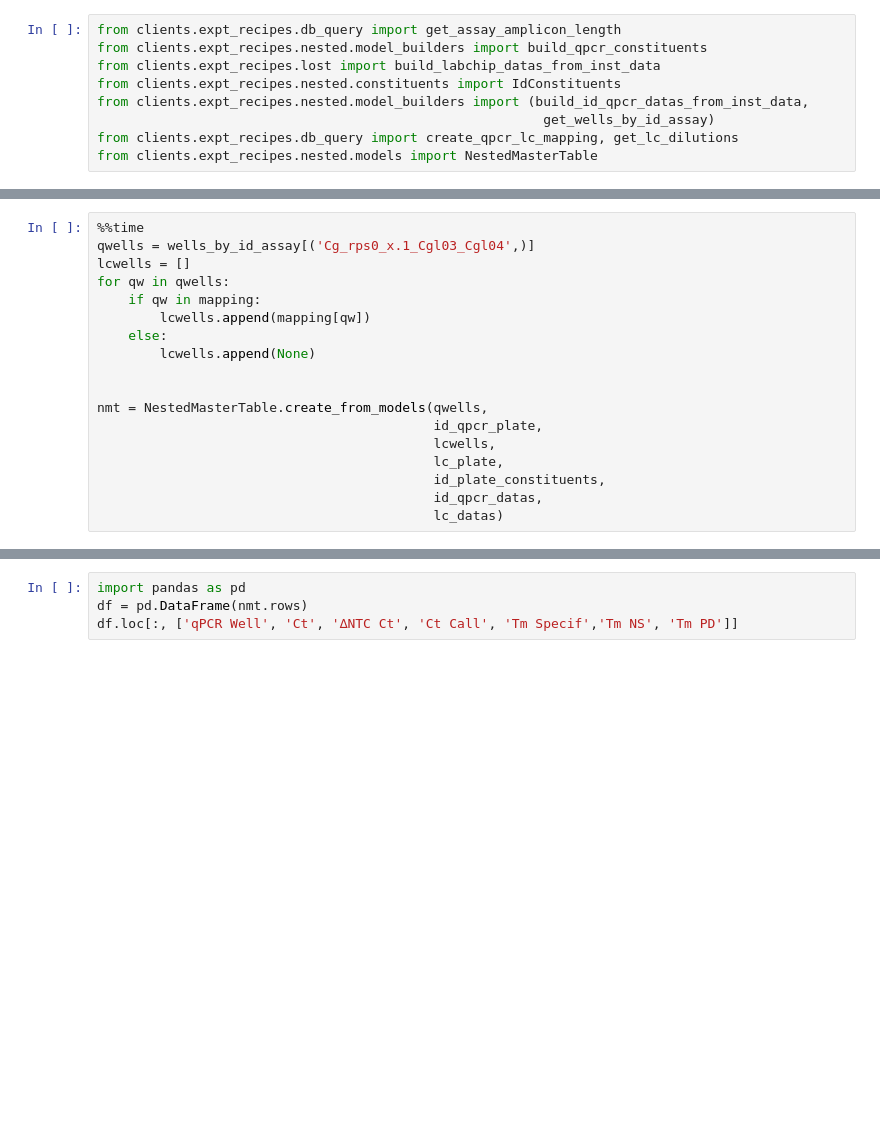
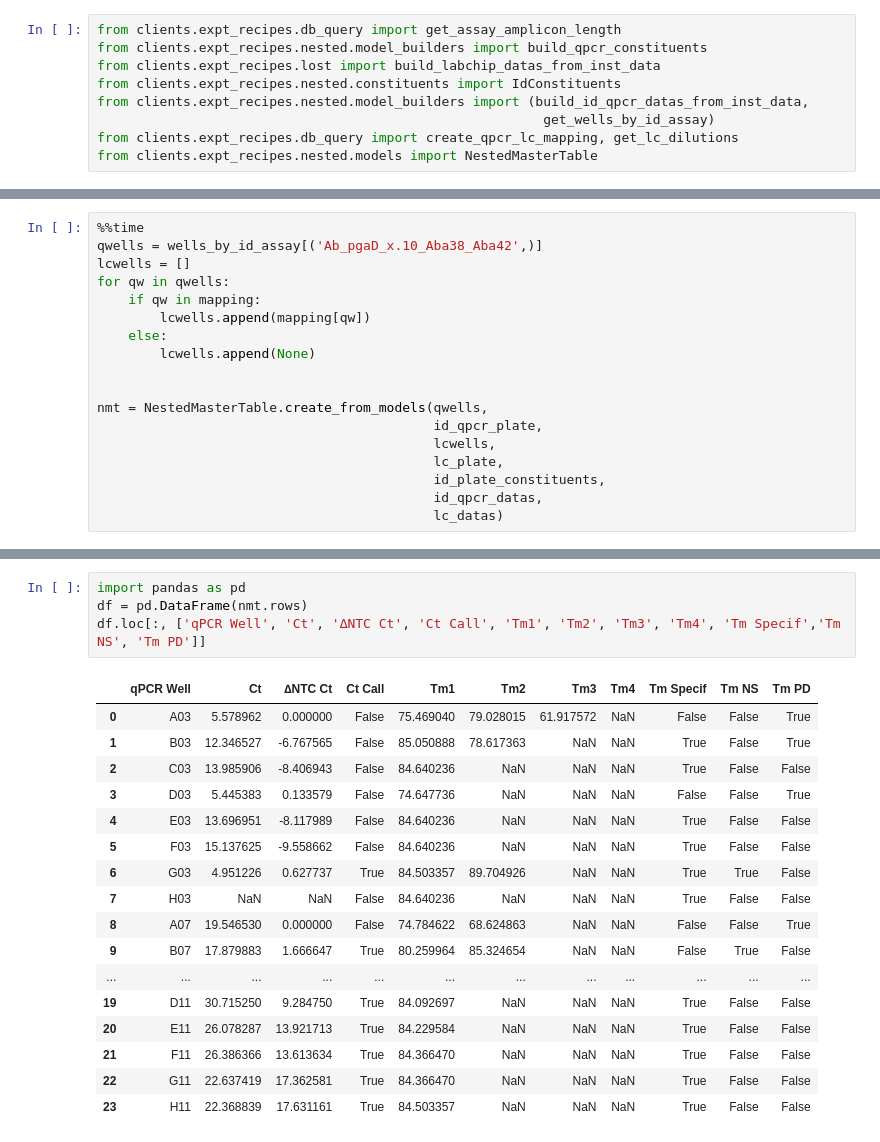
Before and after one commit to pete-dnae/assay-screening-proj, a Jupyter notebook: clients/expt_recipes/notebooks/nested.ipynb, the cells around one changed output, grey strips where cells are left out. Drawn from its saved outputs; the diff is of its cells as text; blank space fills up the shorter version.

```diff
--- a/clients/expt_recipes/notebooks/nested.ipynb
+++ b/clients/expt_recipes/notebooks/nested.ipynb
@@ -69,6 +195,6 @@ lc_datas = build_labchip_datas_from_inst_data(
 # %%
 %%time
-qwells = wells_by_id_assay[('Cg_rps0_x.1_Cgl03_Cgl04',)]
+qwells = wells_by_id_assay[('Ab_pgaD_x.10_Aba38_Aba42',)]
 lcwells = []
 for qw in qwells:
     if qw in mapping:
@@ -87,4 +235,22 @@ nmt = NestedMasterTable.create_from_models(qwells,
 # %%
 import pandas as pd
 df = pd.DataFrame(nmt.rows)
-df.loc[:, ['qPCR Well', 'Ct', '∆NTC Ct', 'Ct Call', 'Tm Specif','Tm NS', 'Tm PD']]
+df.loc[:, ['qPCR Well', 'Ct', '∆NTC Ct', 'Ct Call', 'Tm1', 'Tm2', 'Tm3', 'Tm4', 'Tm Specif','Tm NS', 'Tm PD']]
+# %% [output]
+|  | qPCR Well | Ct | ∆NTC Ct | Ct Call | Tm1 | Tm2 | Tm3 | Tm4 | Tm Specif | Tm NS | Tm PD |
+| 0 | A03 | 5.578962 | 0.000000 | False | 75.469040 | 79.028015 | 61.917572 | NaN | False | False | True |
+| 1 | B03 | 12.346527 | -6.767565 | False | 85.050888 | 78.617363 | NaN | NaN | True | False | True |
+| 2 | C03 | 13.985906 | -8.406943 | False | 84.640236 | NaN | NaN | NaN | True | False | False |
+| 3 | D03 | 5.445383 | 0.133579 | False | 74.647736 | NaN | NaN | NaN | False | False | True |
+| 4 | E03 | 13.696951 | -8.117989 | False | 84.640236 | NaN | NaN | NaN | True | False | False |
+| 5 | F03 | 15.137625 | -9.558662 | False | 84.640236 | NaN | NaN | NaN | True | False | False |
+| 6 | G03 | 4.951226 | 0.627737 | True | 84.503357 | 89.704926 | NaN | NaN | True | True | False |
+| 7 | H03 | NaN | NaN | False | 84.640236 | NaN | NaN | NaN | True | False | False |
+| 8 | A07 | 19.546530 | 0.000000 | False | 74.784622 | 68.624863 | NaN | NaN | False | False | True |
+| 9 | B07 | 17.879883 | 1.666647 | True | 80.259964 | 85.324654 | NaN | NaN | False | True | False |
+| ... | ... | ... | ... | ... | ... | ... | ... | ... | ... | ... | ... |
+| 19 | D11 | 30.715250 | 9.284750 | True | 84.092697 | NaN | NaN | NaN | True | False | False |
+| 20 | E11 | 26.078287 | 13.921713 | True | 84.229584 | NaN | NaN | NaN | True | False | False |
+| 21 | F11 | 26.386366 | 13.613634 | True | 84.366470 | NaN | NaN | NaN | True | False | False |
+| 22 | G11 | 22.637419 | 17.362581 | True | 84.366470 | NaN | NaN | NaN | True | False | False |
+| 23 | H11 | 22.368839 | 17.631161 | True | 84.503357 | NaN | NaN | NaN | True | False | False |
```
Also changed, not shown: parts of 13 cells of this notebook, 20 other files.
